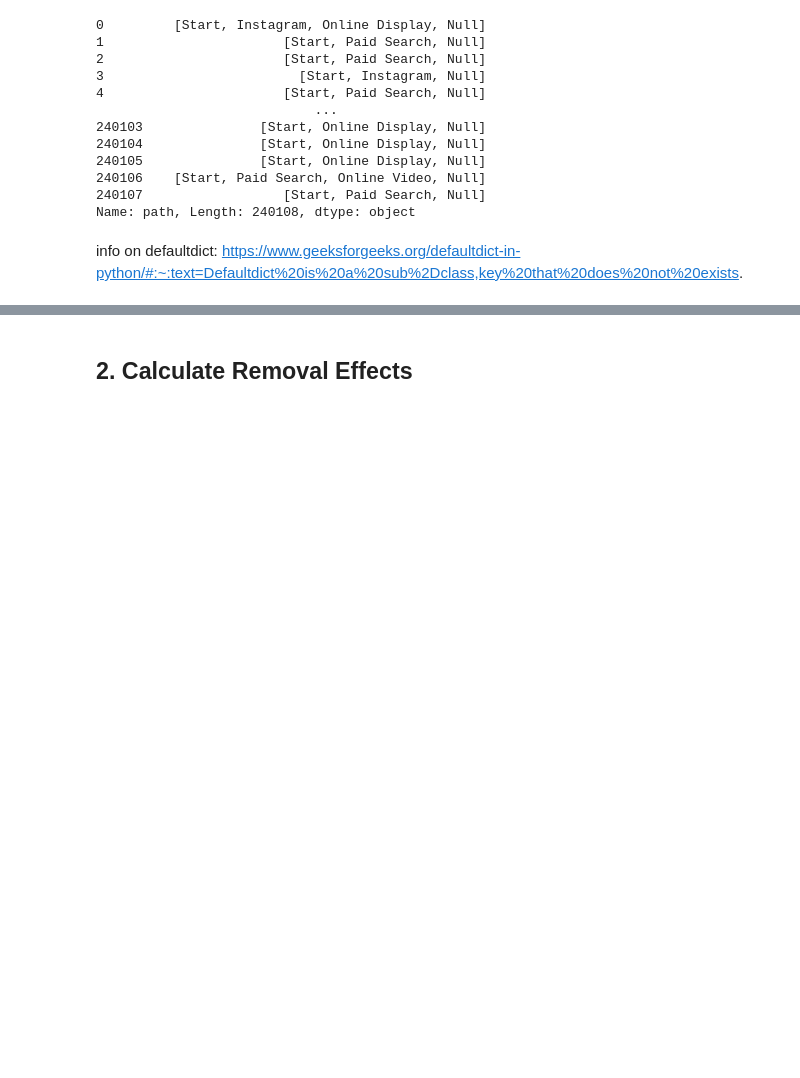
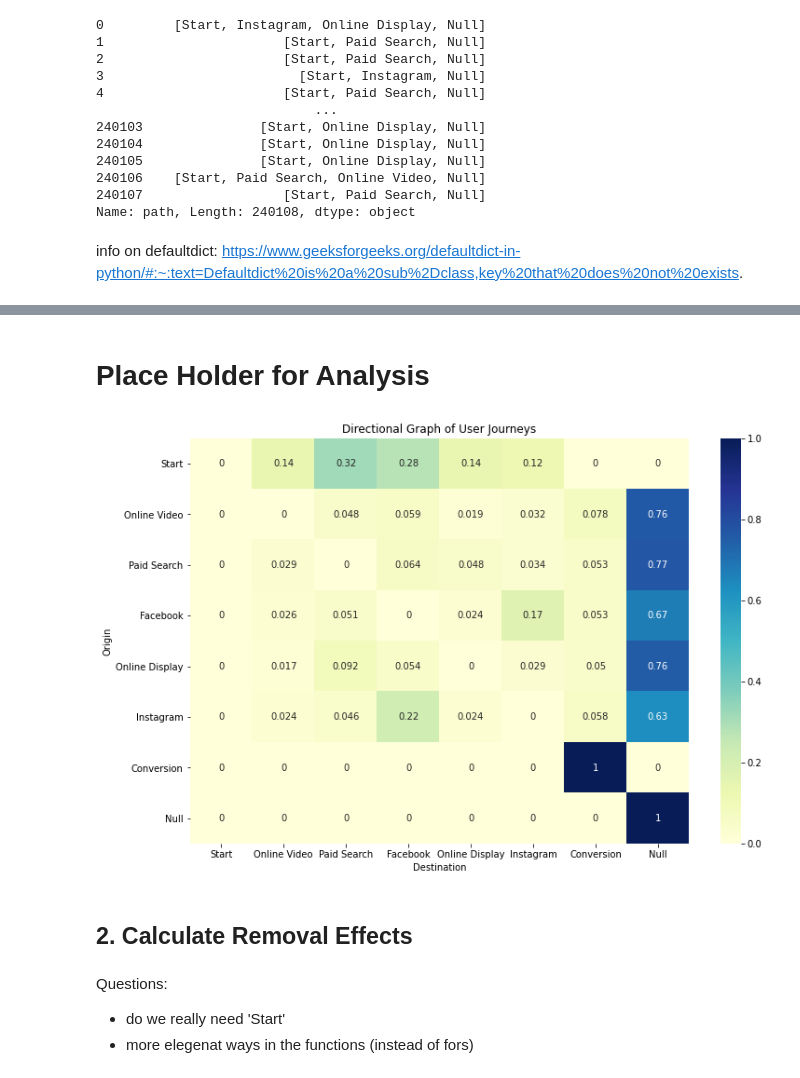
Before and after one commit to Iskriyana/attribution-markov-chains, a Jupyter notebook: Attribution_Markov_Chain.ipynb, the cells around one changed output, grey strips where cells are left out. Saved outputs shown, nothing was run; the diff lists cells and outputs as text; code cells hidden in the pictures; blank space fills up the shorter version.

```diff
--- a/Attribution_Markov_Chain.ipynb
+++ b/Attribution_Markov_Chain.ipynb
@@ -291,0 +295,6 @@ trans_matrix
+# %%
+reorder_list = ['Start', 'Online Video', 'Paid Search', 'Facebook',
+                'Online Display', 'Instagram', 'Conversion', 'Null']
+# %%
+trans_matrix = trans_matrix.reindex(reorder_list)
+trans_matrix
@@ -291,0 +311,3 @@ trans_matrix
+# %%
+trans_matrix = trans_matrix[reorder_list]
+trans_matrix
@@ -292,2 +324,11 @@ trans_matrix
+# %% [markdown]
+# Place Holder for Analysis
+# %%
+plt.figure(figsize=(12,8))
+
+ax = sns.heatmap(trans_matrix, annot=True, cmap="YlGnBu")
+ax.set(title='Directional Graph of User Journeys', xlabel='Destination', ylabel='Origin');
+# %% [output]
+[figure, added]
 # %% [markdown]
 ## 2. Calculate Removal Effects
@@ -293,0 +377,4 @@ trans_matrix
+# %% [markdown]
+Questions:
+- do we really need 'Start'
+- more elegenat ways in the functions (instead of fors)
```
Also changed, not shown: parts of 7 cells of this notebook, 1 other file.
